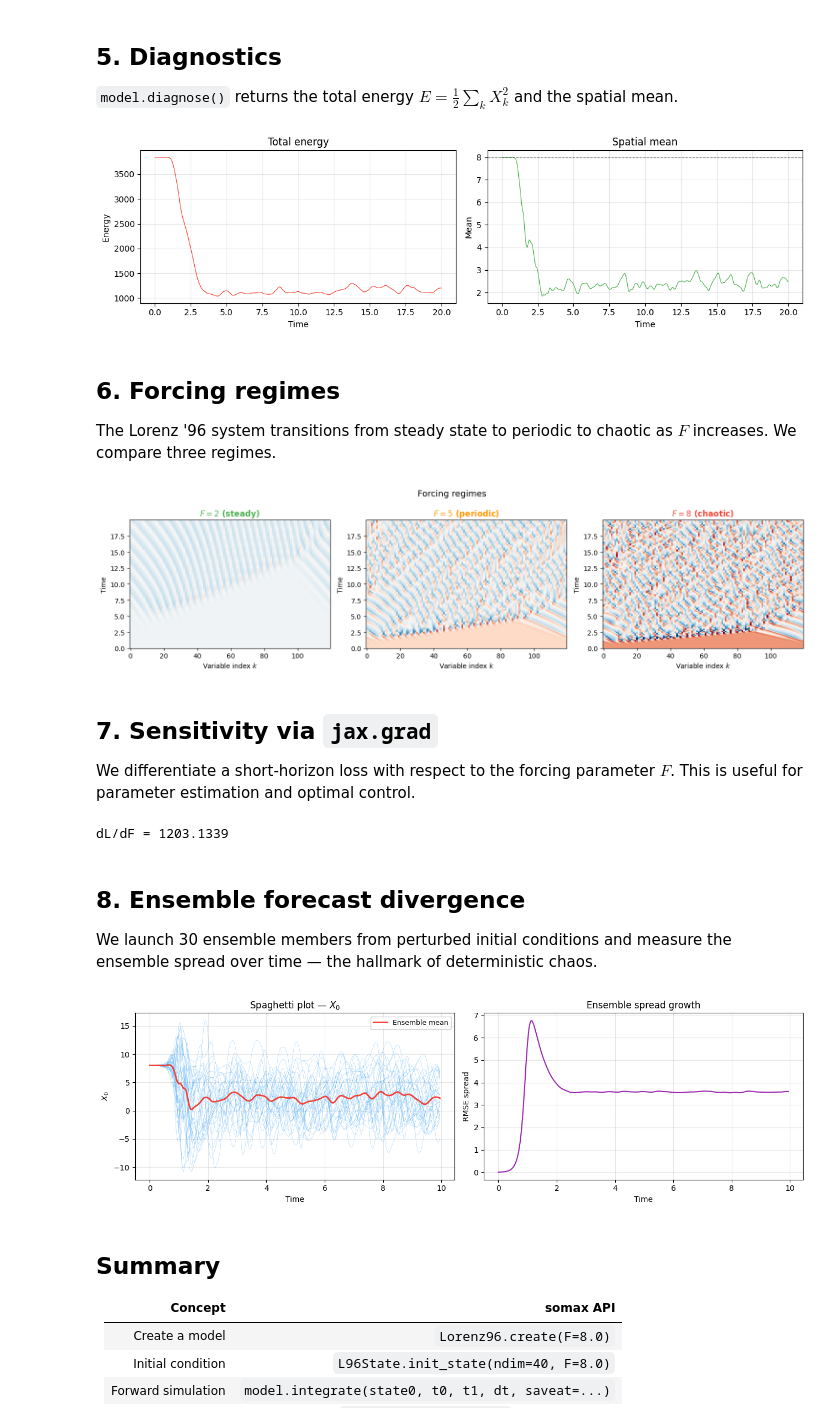
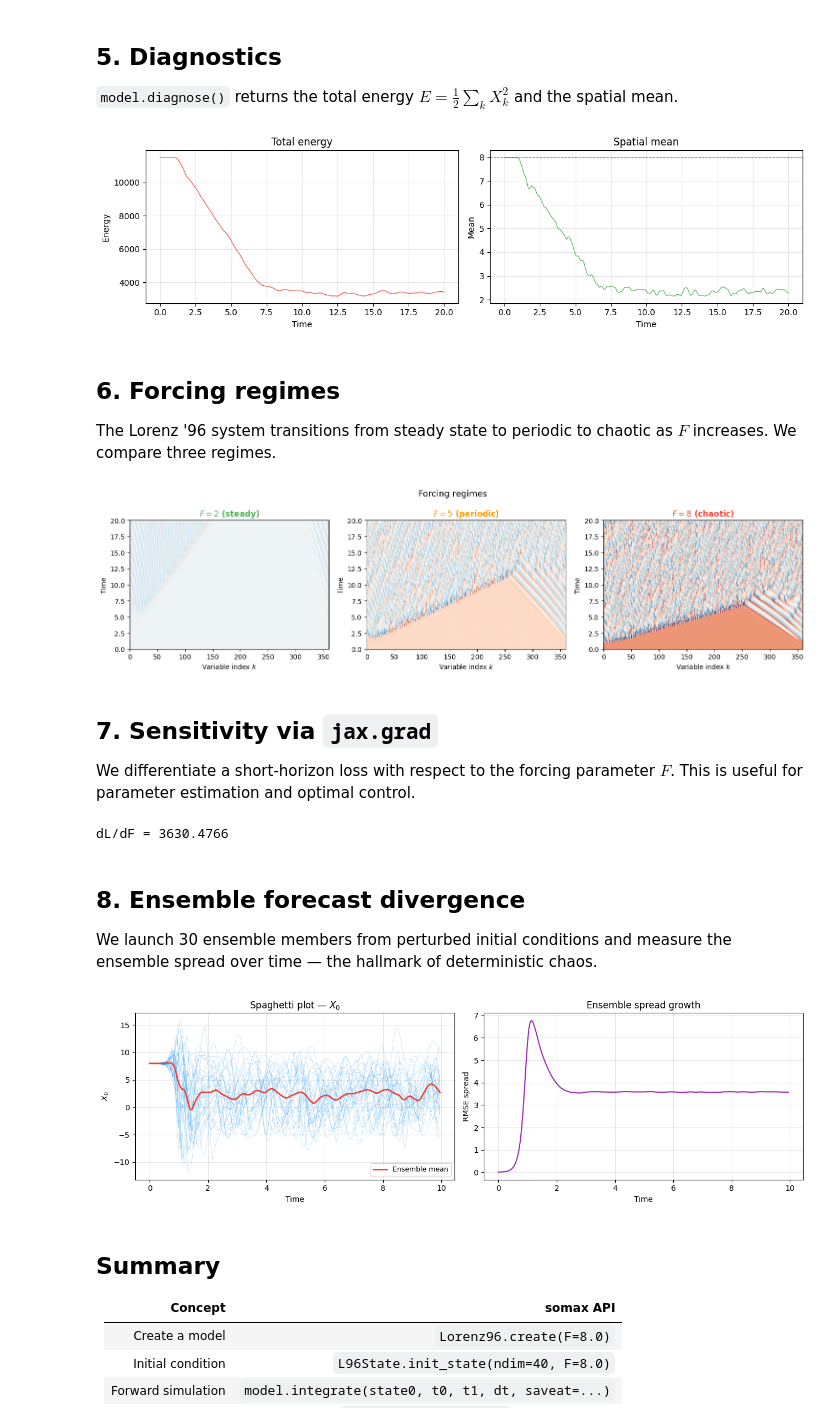
Before and after one commit to jejjohnson/somax, a Jupyter notebook: content/tutorials/lorenz96_simulation.ipynb, the cells around one changed output. Drawn from its saved outputs; the diff is of its cells as text; code cells hidden in the pictures.

```diff
--- a/content/tutorials/lorenz96_simulation.ipynb
+++ b/content/tutorials/lorenz96_simulation.ipynb
@@ -53,5 +53,5 @@ reveals finer-scale wave structure in the Hovmoller diagram.
 # %%
-N = 120
+N = 360
 model = Lorenz96.create(F=8.0)
 print(model)
 # %% [output]
@@ -174,7 +175,7 @@ axes[1].grid(True, alpha=0.3)
 plt.tight_layout()
 plt.show()
 # %% [output]
-[figure, old version]
+[figure, new version]
 # %% [markdown]
 ## 6. Forcing regimes
 
@@ -183,28 +184,35 @@ to chaotic as $F$ increases. We compare three regimes.
 # %%
 F_values = [2.0, 5.0, 8.0]
 regime_labels = ["$F=2$ (steady)", "$F=5$ (periodic)", "$F=8$ (chaotic)"]
 regime_colors = ["#4CAF50", "#FF9800", "#F44336"]
 
 fig, axes = plt.subplots(1, 3, figsize=(15, 4))
 
 for ax, F_val, label, color in zip(
     axes, F_values, regime_labels, regime_colors, strict=True
 ):
     m = Lorenz96.create(F=F_val)
     s0 = L96State.init_state(ndim=N, noise=0.01, F=F_val)
     s = m.integrate(s0, t0=0.0, t1=20.0, dt=0.005, saveat=dfx.SaveAt(ts=ts))
-    ax.pcolormesh(
-        jnp.arange(N), ts, s.ys.x, cmap="RdBu_r", shading="auto", vmin=-10, vmax=15
+    ax.imshow(
+        s.ys.x,
+        aspect="auto",
+        origin="lower",
+        cmap="RdBu_r",
+        vmin=-10,
+        vmax=15,
+        extent=[0, N, 0, 20],
+        interpolation="bilinear",
     )
     ax.set_xlabel("Variable index $k$")
     ax.set_ylabel("Time")
     ax.set_title(label, color=color, fontweight="bold")
 
 plt.suptitle("Forcing regimes", fontsize=13)
 plt.tight_layout()
 plt.show()
 # %% [output]
-[figure, old version]
+[figure, new version]
 # %% [markdown]
 ## 7. Sensitivity via `jax.grad`
 
@@ -224,7 +232,7 @@ def compute_grad(model):
 grads = compute_grad(model)
 print(f"dL/dF = {grads.params.F:.4f}")
 # %% [output]
-dL/dF = 1203.1339
+dL/dF = 3630.4766
 # %% [markdown]
 ## 8. Ensemble forecast divergence
 
@@ -283,7 +291,7 @@ ax.grid(True, alpha=0.3)
 plt.tight_layout()
 plt.show()
 # %% [output]
-[figure, old version]
+[figure, new version]
 # %% [markdown]
 ## Summary
 
```
Also changed, not shown: parts of 4 cells of this notebook, 1 other file.
